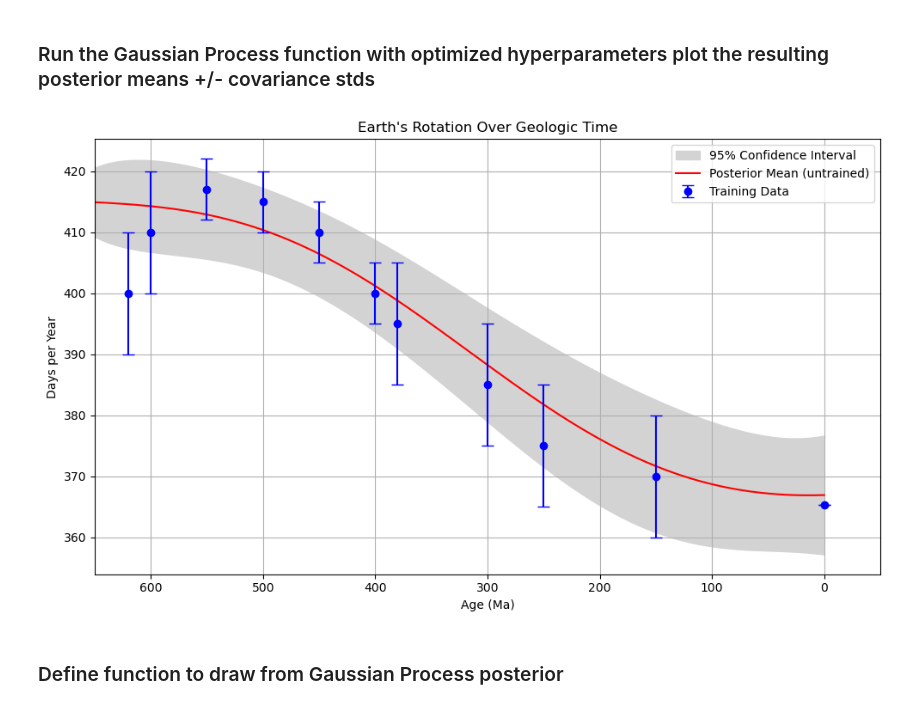
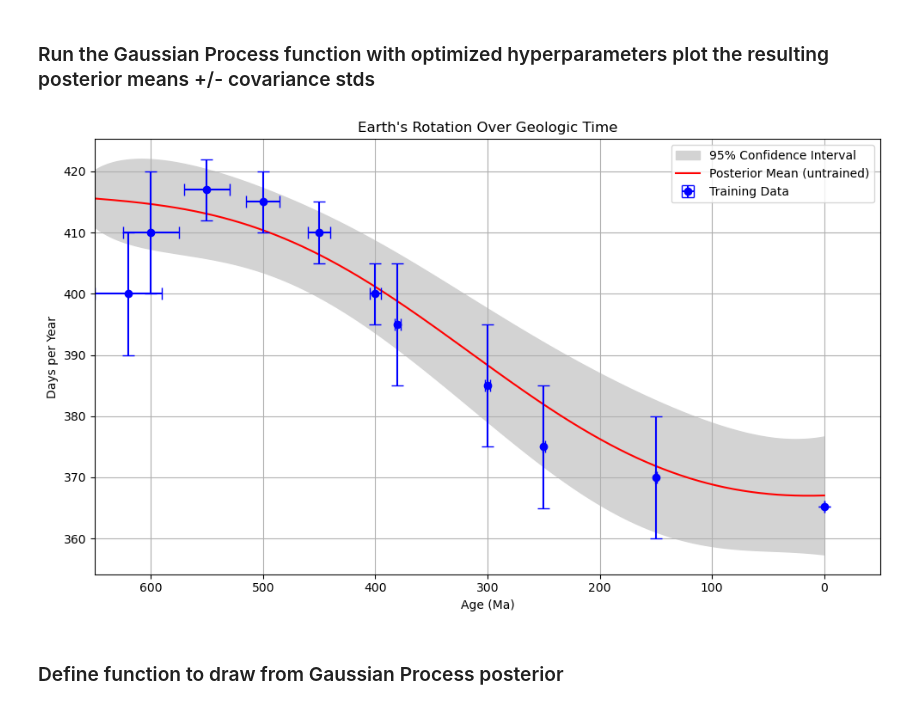
Before and after one commit to nielsjdewinter/Earth_Moon_Gaussian_process, a Jupyter notebook: EMGaussian_RBF_linear_errors.ipynb, the cells around one changed output. Saved outputs shown, nothing was run; the diff lists cells and outputs as text; code cells hidden in the pictures.

```diff
--- a/EMGaussian_RBF_linear_errors.ipynb
+++ b/EMGaussian_RBF_linear_errors.ipynb
@@ -126,7 +127,7 @@ def combined_kernel(X1, X2, xerr1 = None, xerr2 = None, sigma1 = 1, sigma2 = 1,
     Returns:
     numpy.ndarray: Combined kernel matrix.
     """
-    return (rbf_kernel(X1, X2, xerr1, xerr2, lengthscale=lengthscale, variance=sigma1) +
-            linear_kernel(X1, X2, variance=sigma2, variance_b=sigmab, c=c) +
-            white_noise_kernel(X1, X2, noise_variance=noise)
+    return (
+        rbf_kernel_with_xerr(X1, X2, xerr1, xerr2, lengthscale=lengthscale, variance=sigma1) +
+        linear_kernel(X1, X2, variance=sigma2, variance_b=sigmab, c=c)
     )
@@ -151,9 +171,9 @@ def gp_posterior_with_xy_errors(x_train, x_err, y_train, y_err, x_test, kernel,
     tuple: Input data, posterior mean vector and covariance matrix for the test points.
     """
     # Compute covariance matrices
-    K = kernel(x_train, x_train, xerr1 = x_err, xerr2 = x_err, noise = noise_variance, **params) + np.diag(y_err**2) # Prior covariance matrix with noise term
-    K_s = kernel(x_train, x_test, xerr1 = x_err, xerr2 = x_err, noise = noise_variance, **params) # Cross-covariance between training and test points
-    K_ss = kernel(x_test, x_test, xerr1 = x_err, xerr2 = x_err, noise = noise_variance, **params) # Prior covariance matrix for test points
+    K = kernel(x_train, x_train, xerr1 = x_err, xerr2 = x_err, **params) + np.diag(y_err**2 + noise_variance) # Prior covariance matrix with noise term
+    K_s = kernel(x_train, x_test, xerr1 = x_err, xerr2 = None, **params) # Cross-covariance between training and test points
+    K_ss = kernel(x_test, x_test, xerr1 = None, xerr2 = None, **params) # Prior covariance matrix for test points
 
     # Compute the Cholesky decomposition
     L = cholesky(K, lower=True)
@@ -298,15 +335,17 @@ TypeError: rbf_kernel() got multiple values for argument 'lengthscale'
 ### Run the Gaussian Process function with optimized hyperparameters plot the resulting posterior means +/- covariance stds
 # %%
 # 1. Prepare data
-X_train = df["Age (Ma)"].values.reshape(-1, 1).astype(float)
-Y_train = df["Days/year"].values.astype(float)
-Y_error = df["Days/year error"].values.astype(float)
-X_test = np.linspace(0, 650, 500).reshape(-1, 1) # Test points
+X_train = df["Age (Ma)"].values.astype(float).flatten()
+X_error = df["Age error"].values.astype(float).flatten()
+Y_train = df["Days/year"].values.astype(float).flatten()
+Y_error = df["Days/year error"].values.astype(float).flatten()
+X_test = np.linspace(0, 650, 500) # Test points
 
 # Normalize input
 X_mean = X_train.mean()
 X_std = X_train.std()
 X_train_norm = (X_train - X_mean) / X_std
+X_error_norm = X_error / X_std
 X_test_norm = (X_test - X_mean) / X_std
 Y_mean = Y_train.mean()
 Y_std = Y_train.std()
@@ -323,38 +362,40 @@ opt_params = {
 }
 
 # Get posterior mean and covariance
-mu_post, cov_post = gp_posterior_with_errors(
+mu_post, cov_post = gp_posterior_with_xy_errors(
     X_train_norm,
+    X_error_norm,
     Y_train_norm,
     Y_error_norm,
     X_test_norm,
     combined_kernel,
     noise_variance = 0.1,
     params = opt_params
 )
 
 # Rescale back to original units
-mu_post_rescaled = mu_post * Y_std + Y_mean
+X_train_rescaled, X_test_rescaled = X_train_norm * X_std + X_mean, X_test_norm * X_std + X_mean
+Y_train_rescaled, mu_post_rescaled = Y_train_norm * Y_std + Y_mean, mu_post * Y_std + Y_mean
 cov_post_rescaled = cov_post * (Y_std ** 2)
 
 # Plot mupost with 95% confidence interval
 plt.figure(figsize=(10, 6))
-plt.fill_between(X_test_rescaled.flatten(),
+plt.fill_between(X_test_rescaled,
                  mu_post_rescaled - 1.96 * np.sqrt(np.diag(cov_post_rescaled)),
                  mu_post_rescaled + 1.96 * np.sqrt(np.diag(cov_post_rescaled)),
                  color='lightgray', label='95% Confidence Interval')
 plt.plot(X_test_rescaled, mu_post_rescaled, 'r-', label='Posterior Mean (untrained)')
-plt.errorbar(X_train_rescaled, Y_train_rescaled, yerr=Y_error, fmt='o', color='blue', capsize=5, label='Training Data')
+plt.errorbar(x = X_train_rescaled, xerr = X_error, y = Y_train_rescaled, yerr = Y_error, fmt='o', color='blue', capsize=5, label='Training Data')
 plt.gca().invert_xaxis()
 plt.xlim(650, -50)
 plt.xlabel("Age (Ma)")
 plt.ylabel("Days per Year")
 plt.title("Earth's Rotation Over Geologic Time")
 plt.grid(True)
 plt.legend()
 plt.tight_layout()
 # %% [output]
-[figure, old version]
+[figure, new version]
 # %% [markdown]
 ### Define function to draw from Gaussian Process posterior
 # %%
```
Also changed, not shown: parts of 13 cells of this notebook, 1 other file.
